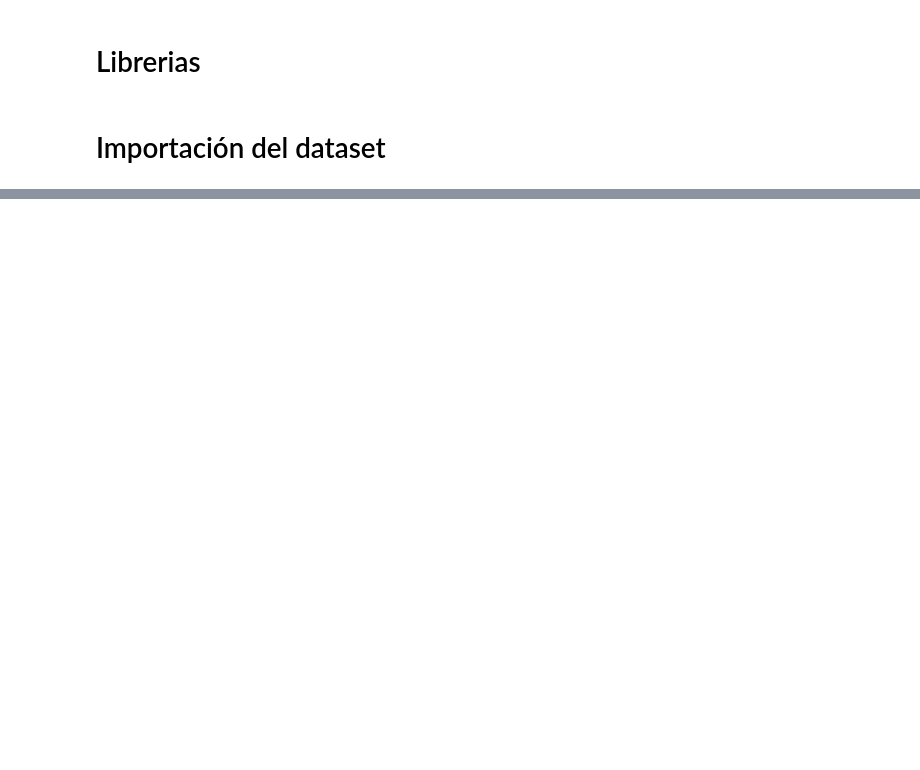
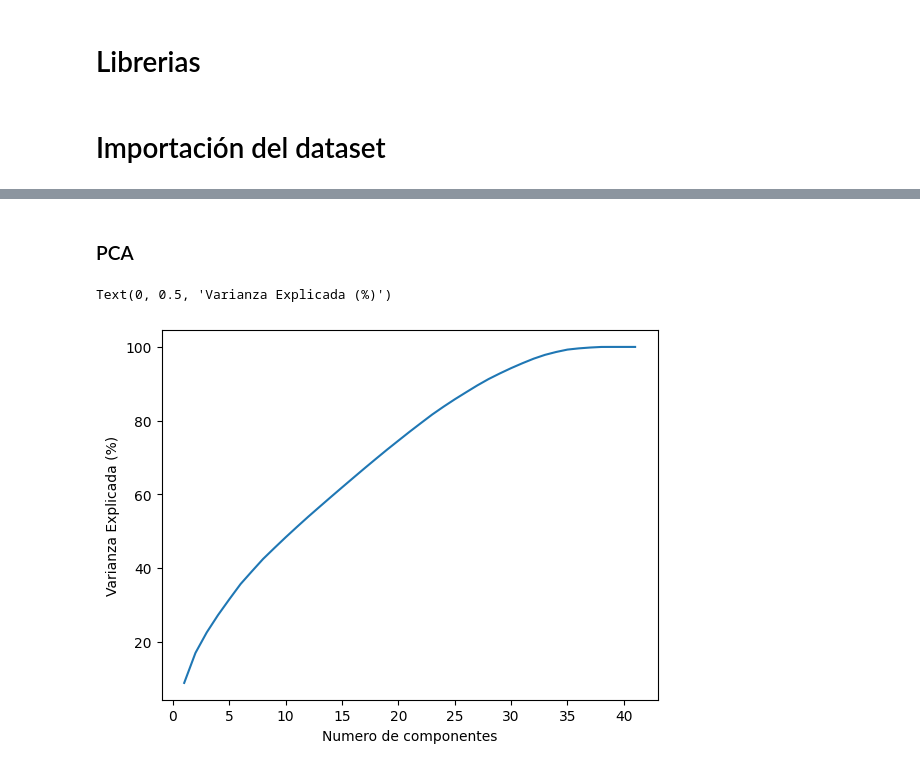
Before and after one commit to FrancoSecchi/7506R-1C2023-GRUPO02, a Jupyter notebook: checkpoint-3/7506R_TP1_GRUPO02_CHP3_ENTREGA.ipynb, the cells around one changed output, grey strips where cells are left out. Cells and saved outputs as stored; diff of their text form; code cells hidden in the pictures; blank space fills up the shorter version.

```diff
--- a/checkpoint-3/7506R_TP1_GRUPO02_CHP3_ENTREGA.ipynb
+++ b/checkpoint-3/7506R_TP1_GRUPO02_CHP3_ENTREGA.ipynb
@@ -44,0 +183,10 @@ df_test = pd.read_csv(url_test)
+# %%
+x_model = df_hotels_train_encoded
+y_model = df_hotels_train['is_canceled']
+x_model.drop('id', axis=1, inplace=True)
+x_model.drop('is_canceled', axis=1, inplace=True)
+
+
+#Podemos ver que el numero de filas coincide.
+assert(x_model.shape[0] == y_model.shape[0])
+print(f"Shape del X: {x_model.shape} y Shape del Y: {y_model.shape}")
@@ -44,0 +195,8 @@ df_test = pd.read_csv(url_test)
+# %%
+x_train, x_test, y_train, y_test = train_test_split(x_model,
+                                                    y_model,
+                                                    test_size=0.2,
+                                                    random_state=145,
+                                                    )
+
+len(x_train) , len(x_test)
@@ -44,0 +316,17 @@ df_test = pd.read_csv(url_test)
+# %% [markdown]
+### PCA
+# %%
+#PCA sobre los datos escalados
+pca = PCA(n_components = None)
+pca.fit(x_train_norm)
+
+#Cantidad de Componentes
+componentes = len(pca.explained_variance_ratio_)
+
+#Grafico la Varianza Explicada
+plt.plot(range(1,componentes+1), np.cumsum(pca.explained_variance_ratio_ * 100))
+plt.xlabel("Numero de componentes")
+plt.ylabel("Varianza Explicada (%)")
+# %% [output]
+Text(0, 0.5, 'Varianza Explicada (%)')
+[figure, added]
```
Also changed, not shown: parts of 72 cells of this notebook, 1 other file.
